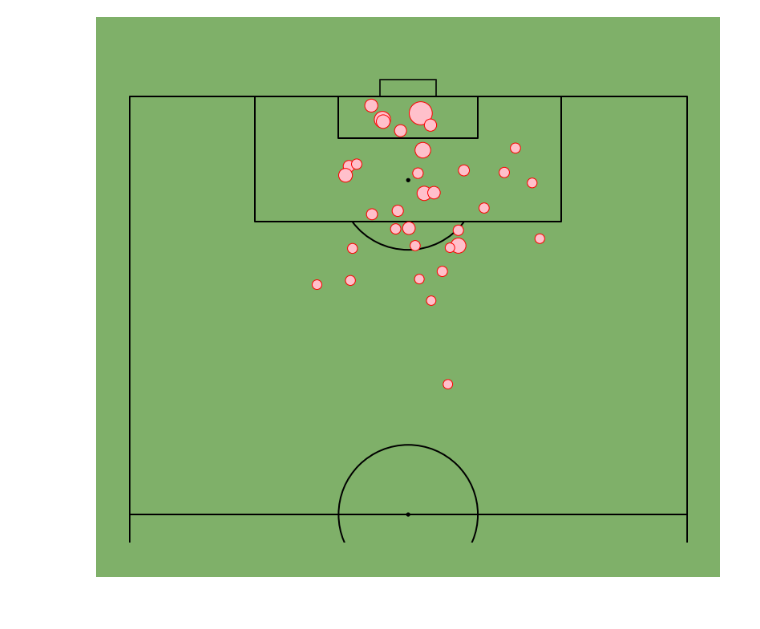
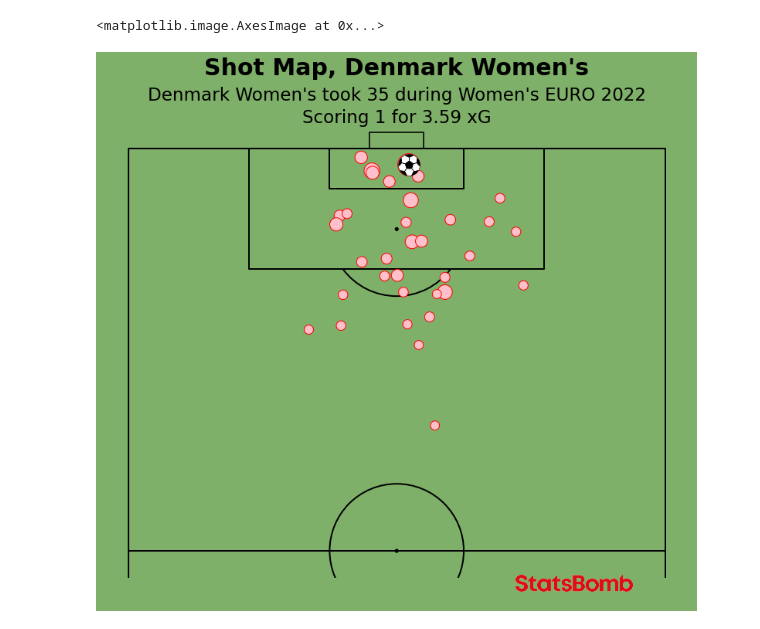
Before and after one commit to AugustSteff/Data-Analysis-in-football, a Jupyter notebook: Womens_euro_2022_analysis/all_denmarks_matches/Denmark all matches W Euro 2022.ipynb, the cells around one changed output. Cells and saved outputs as stored; diff of their text form; code cells hidden in the pictures.

```diff
--- a/Womens_euro_2022_analysis/all_denmarks_matches/Denmark all matches W Euro 2022.ipynb
+++ b/Womens_euro_2022_analysis/all_denmarks_matches/Denmark all matches W Euro 2022.ipynb
@@ -34,6 +58,13 @@ teamName = "Denmark Women's"
+# %%
+im = Image.open(r"C:\Users\Gusse\OneDrive\Dokumenter\Python\Womens Euro 2022\sb_text_logo.png")
 # %%
+teamName = "Denmark Women's"
+tournament = "Women's EURO 2022"
 pitchColor = "#7FB069"
 figColor = "#7FB069"
 linesColor = "black"
 hteamColor = "#E32219"
-ateamColor = "#003581"
+hteamSecColor = "#FFFFFF"
+textColor = "black"
+# %%
+dfTeam = df[df["team_name"]== teamName]
@@ -40,4 +74,9 @@ ateamColor = "#003581"
 # %%
-teamShots = df[df["team_name"]== teamName]
-teamShots = teamShots[teamShots["type_name"]== "Shot"]
-teamShots = teamShots[['team_name', 'player_name', 'minute', 'second', "x", "y", 'shot_statsbomb_xg', "type_name", "outcome_name"]]
+shots = dfTeam[dfTeam["type_name"]== "Shot"]
+shots = shots[['team_name', 'player_name', 'minute', 'second', "x", "y",
+                       'shot_statsbomb_xg', "type_name", "outcome_name"]]
+
+goals = shots[shots["outcome_name"] == "Goal"]
+
+countGoals = goals.shape[0]
+countShots = (shots.shape[0]+goals.shape[0])
@@ -53,14 +83,29 @@ teamShots.head()
 # %%
 pitch = VerticalPitch(pitch_type='statsbomb', half=True, goal_type="box", goal_alpha=0.8,
                       pitch_color=pitchColor, line_color=linesColor)
 
 fig,axs= pitch.grid(figheight=10, title_height=0.08, endnote_space=0,
                     axis=False,title_space=0, grid_height=0.82, endnote_height=0.05)
-
 fig.set_facecolor(figColor)
 
-scatter_teamShots = pitch.scatter(teamShots.x, teamShots.y, s=(teamShots.shot_statsbomb_xg * 900) + 130,
+
+
+scatter_teamShots = pitch.scatter(shots.x, shots.y, s=(shots.shot_statsbomb_xg * 900) + 130,
                               c='pink', edgecolors= "red", marker='o',
                               alpha = 1, ax=axs['pitch'])
+scatter_teamGoals = pitch.scatter(goals.x, goals.y, s=(goals.shot_statsbomb_xg * 900) + 130,
+                              c='white', edgecolors= "black", marker='football',
+                              alpha = 1, ax=axs['pitch'])
+
+
+
+axs["title"].text (0.5, 1.2, (f"Shot Map, {teamName}"), color=textColor, va="center", ha="center", fontsize=30, fontweight="bold")
+axs["title"].text (0.5, 0.6, (f"{teamName} took {countShots} during {tournament}"), color=textColor, va="center", ha="center", fontsize=23)
+axs["title"].text (0.5, 0.1, (f"Scoring {countGoals} for {xgTeam} xG"), color=textColor, va="center", ha="center", fontsize=23)
+
+ax3 = fig.add_axes([0.65, 0.050, 0.27, 0.03])
+ax3.axis('off')
+ax3.imshow(im)
 # %% [output]
+<matplotlib.image.AxesImage at 0x...>
-[figure, old version]
+[figure, new version]
```
Also changed, not shown: parts of 15 cells of this notebook.
